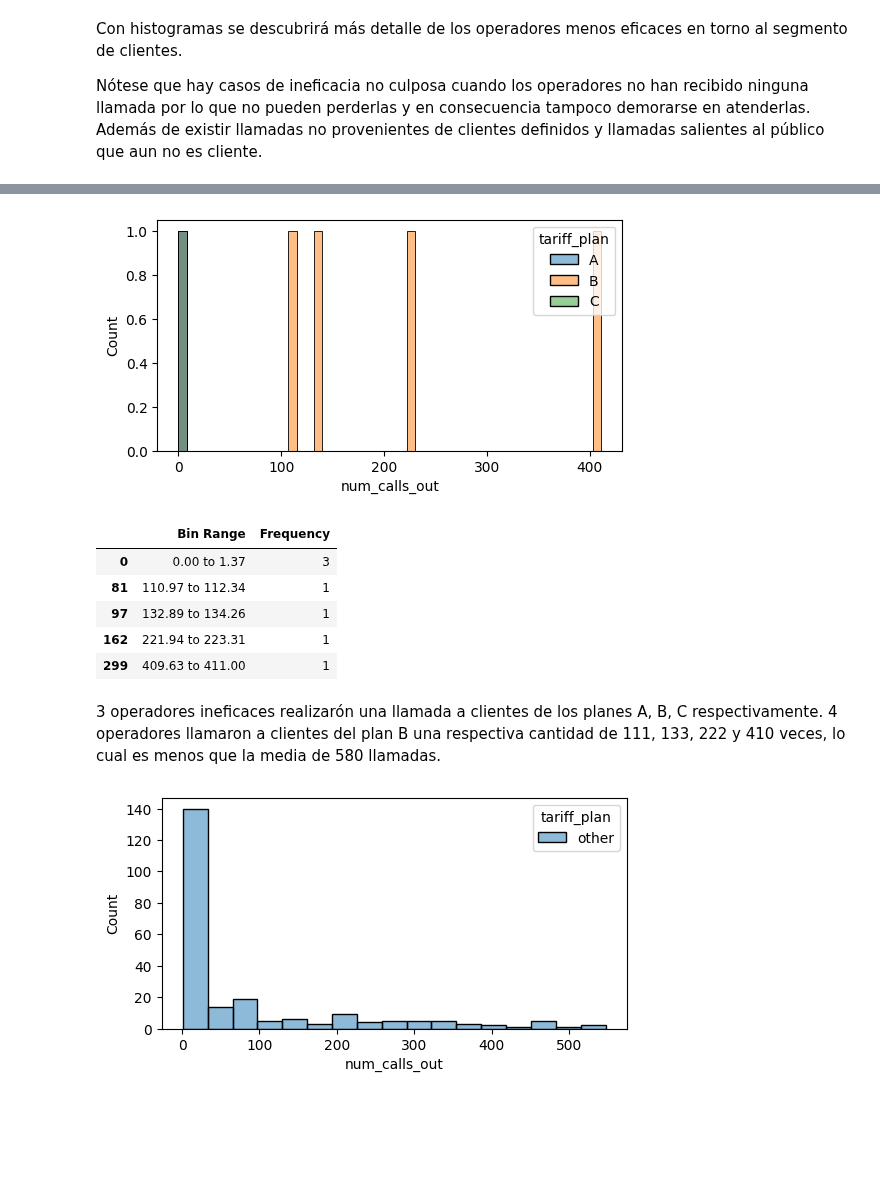
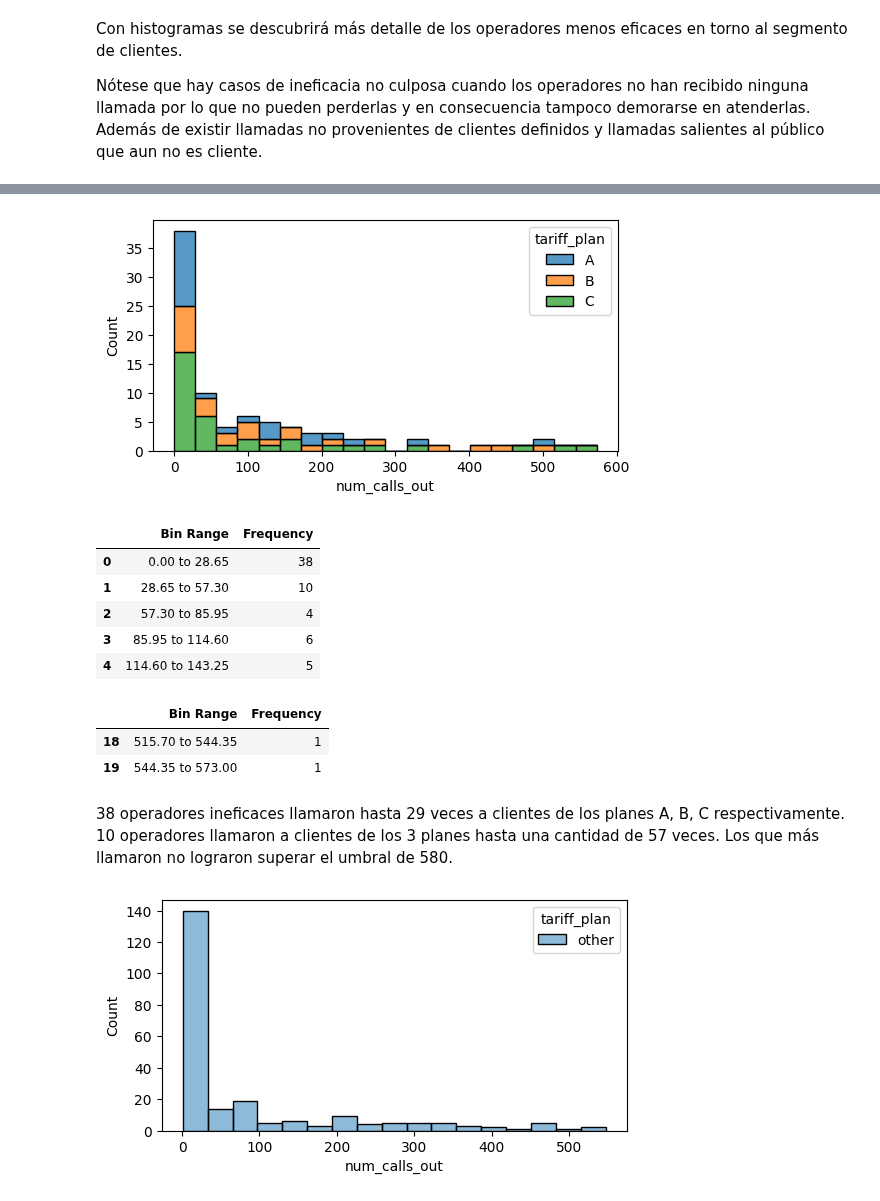
Before and after one commit to ScinDBad/DA_proyecto_final, a Jupyter notebook: proyecto_sp_14.ipynb, the cells around one changed output, grey strips where cells are left out. Drawn from its saved outputs; the diff is of its cells as text; code cells hidden in the pictures; blank space fills up the shorter version.

```diff
--- a/proyecto_sp_14.ipynb
+++ b/proyecto_sp_14.ipynb
@@ -979,9 +979,9 @@ print(med_a, med_b, med_c) # Mostrar valores medianos que representan umbrales d
 # Crear columna complete_tasks para definir el cumplimiento de tareas del operador
 # Aumentar el rigor de umbrales
 report['rigor_complete_tasks'] = (
-    (report['num_missed_calls_in'] < med_a) |
-    (report['avg_waiting_time_in'] < med_b) |
-    (report['num_calls_out'] > avg_c)
+    (report['num_missed_calls_in'] <= med_a) |
+    (report['avg_waiting_time_in'] <= med_b) |
+    (report['num_calls_out'] >= avg_c)
 )
 
 # ajustar tamaño de figura
@@ -1201,21 +1192,25 @@ Convendría capacitar más a los operadores que atendieron a clientes de los pla
 # %%
 # Trazar histograma de llamadas salientes por operadores ineficaces parte 1
-mask = (report['complete_tasks']==False) & (report['tariff_plan']!='other') # máscara booleana
+mask = (report['rigor_complete_tasks']==False) & (report['tariff_plan']!='other') # máscara booleana
 plt.figure(figsize=(6,3))
-sns.histplot(data=report[mask], x='num_calls_out', bins=50, hue='tariff_plan')
+sns.histplot(data=report[mask], x='num_calls_out', bins=20, hue='tariff_plan', multiple='stack')
 plt.show()
 
-freq_table(report[mask]['num_calls_out'], bins=300) # mostrar tabla de frecuencias
+display(freq_table(report[mask]['num_calls_out'], bins=20).head(5)) # mostrar tabla de frecuencias
+display(freq_table(report[mask]['num_calls_out'], bins=20).tail(2)) # mostrar tabla de frecuencias
 # %% [output]
-[figure, old version]
+[figure, new version]
 |  | Bin Range | Frequency |
-| 0 | 0.00 to 1.37 | 3 |
-| 81 | 110.97 to 112.34 | 1 |
-| 97 | 132.89 to 134.26 | 1 |
-| 162 | 221.94 to 223.31 | 1 |
-| 299 | 409.63 to 411.00 | 1 |
+| 0 | 0.00 to 28.65 | 38 |
+| 1 | 28.65 to 57.30 | 10 |
+| 2 | 57.30 to 85.95 | 4 |
+| 3 | 85.95 to 114.60 | 6 |
+| 4 | 114.60 to 143.25 | 5 |
+|  | Bin Range | Frequency |
+| 18 | 515.70 to 544.35 | 1 |
+| 19 | 544.35 to 573.00 | 1 |
 # %% [markdown]
-3 operadores ineficaces realizarón una llamada a clientes de los planes A, B, C respectivamente. 4 operadores llamaron a clientes del plan B una respectiva cantidad de 111, 133, 222 y 410 veces, lo cual es menos que la media de 580 llamadas.
+38 operadores ineficaces llamaron hasta 29 veces a clientes de los planes A, B, C respectivamente. 10 operadores llamaron a clientes de los 3 planes hasta una cantidad de 57 veces. Los que más llamaron no lograron superar el umbral de 580.
 # %%
 
 # Trazar histograma de llamadas salientes por operadores ineficaces parte 2
```
Also changed, not shown: parts of 31 cells of this notebook.
